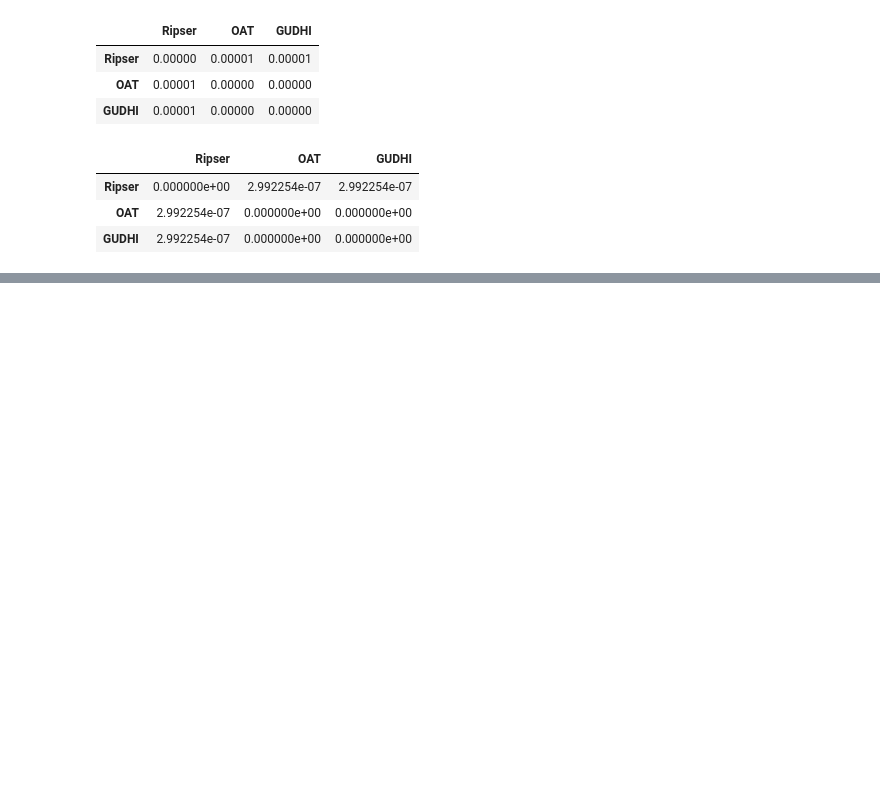
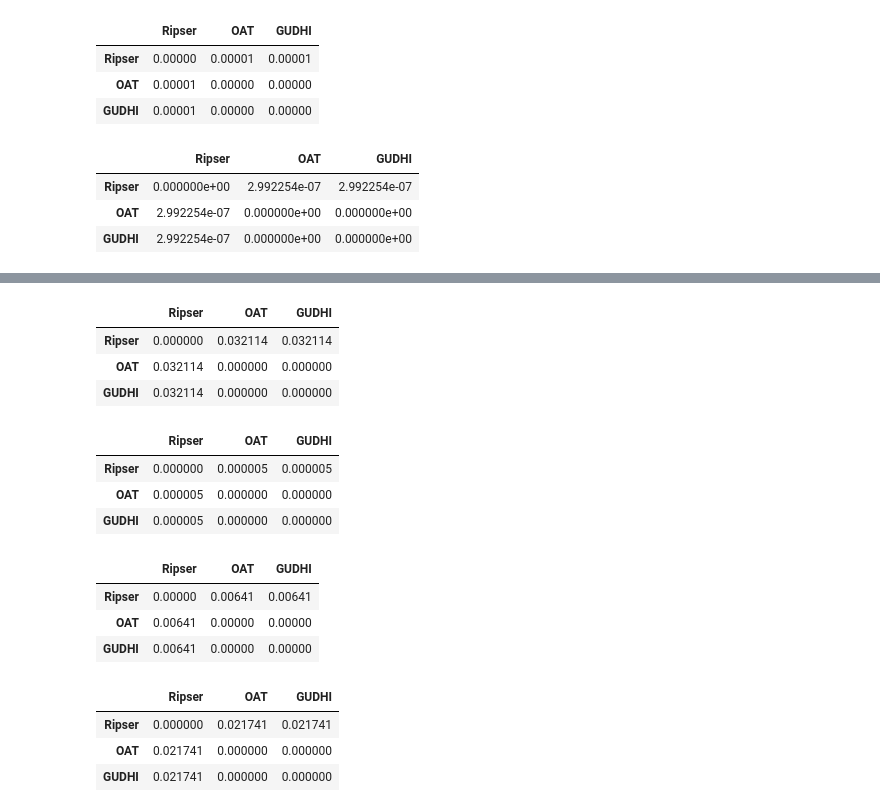
Before and after one commit to etscheelk/2024SummerTopo, a Jupyter notebook: Gavin/playtime/library_comparisons.ipynb, the cells around one changed output, grey strips where cells are left out. Saved outputs shown, nothing was run; the diff lists cells and outputs as text; code cells hidden in the pictures; blank space fills up the shorter version.

```diff
--- a/Gavin/playtime/speed_tests.ipynb
+++ b/Gavin/playtime/library_comparisons.ipynb
@@ -310,0 +426,52 @@ cb.barcode_distance_matrix(
+# %%
+## (Approx) Wasserstein Distance between dimension 2 features
+cb.barcode_distance_matrix(
+        [ripser_res, oat_res, gudhi_res],
+        cb.approx_wasserstein_distance,
+        dim=2,
+        labels=['Ripser', 'OAT', 'GUDHI'],
+    )
+# %% [output]
+|  | Ripser | OAT | GUDHI |
+| Ripser | 0.000000 | 0.032114 | 0.032114 |
+| OAT | 0.032114 | 0.000000 | 0.000000 |
+| GUDHI | 0.032114 | 0.000000 | 0.000000 |
+# %%
+## Persistance Images Distance between dimension 0 features
+cb.barcode_distance_matrix(
+        [ripser_res, oat_res, gudhi_res],
+        cb.persistance_image_distance,
+        dim=0,
+        labels=['Ripser', 'OAT', 'GUDHI'],
+    )
+# %% [output]
+|  | Ripser | OAT | GUDHI |
+| Ripser | 0.000000 | 0.000005 | 0.000005 |
+| OAT | 0.000005 | 0.000000 | 0.000000 |
+| GUDHI | 0.000005 | 0.000000 | 0.000000 |
+# %%
+## Persistance Images Distance between dimension 1 features
+cb.barcode_distance_matrix(
+        [ripser_res, oat_res, gudhi_res],
+        cb.persistance_image_distance,
+        dim=1,
+        labels=['Ripser', 'OAT', 'GUDHI'],
+    )
+# %% [output]
+|  | Ripser | OAT | GUDHI |
+| Ripser | 0.00000 | 0.00641 | 0.00641 |
+| OAT | 0.00641 | 0.00000 | 0.00000 |
+| GUDHI | 0.00641 | 0.00000 | 0.00000 |
+# %%
+## Persistance Images Distance between dimension 2 features
+cb.barcode_distance_matrix(
+        [ripser_res, oat_res, gudhi_res],
+        cb.persistance_image_distance,
+        dim=2,
+        labels=['Ripser', 'OAT', 'GUDHI'],
+    )
+# %% [output]
+|  | Ripser | OAT | GUDHI |
+| Ripser | 0.000000 | 0.021741 | 0.021741 |
+| OAT | 0.021741 | 0.000000 | 0.000000 |
+| GUDHI | 0.021741 | 0.000000 | 0.000000 |
```
Also changed, not shown: parts of 16 cells of this notebook, 3 other files.
